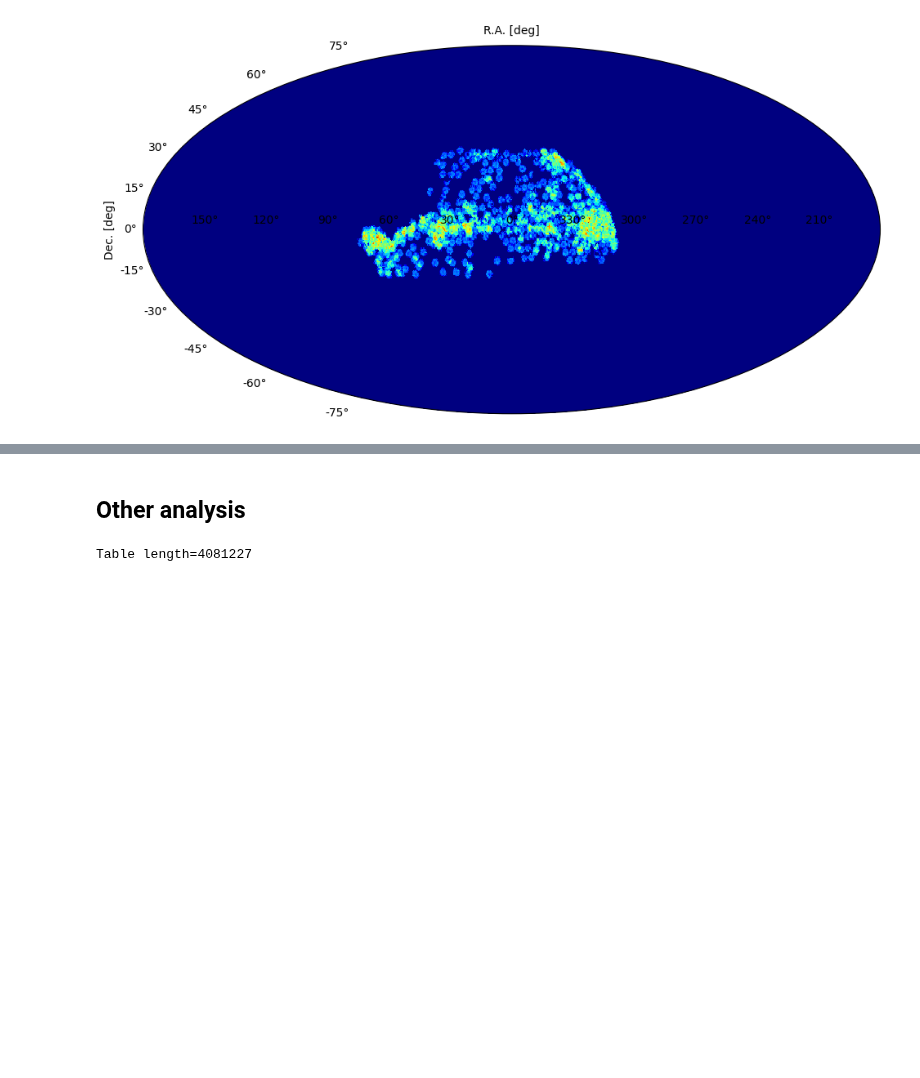
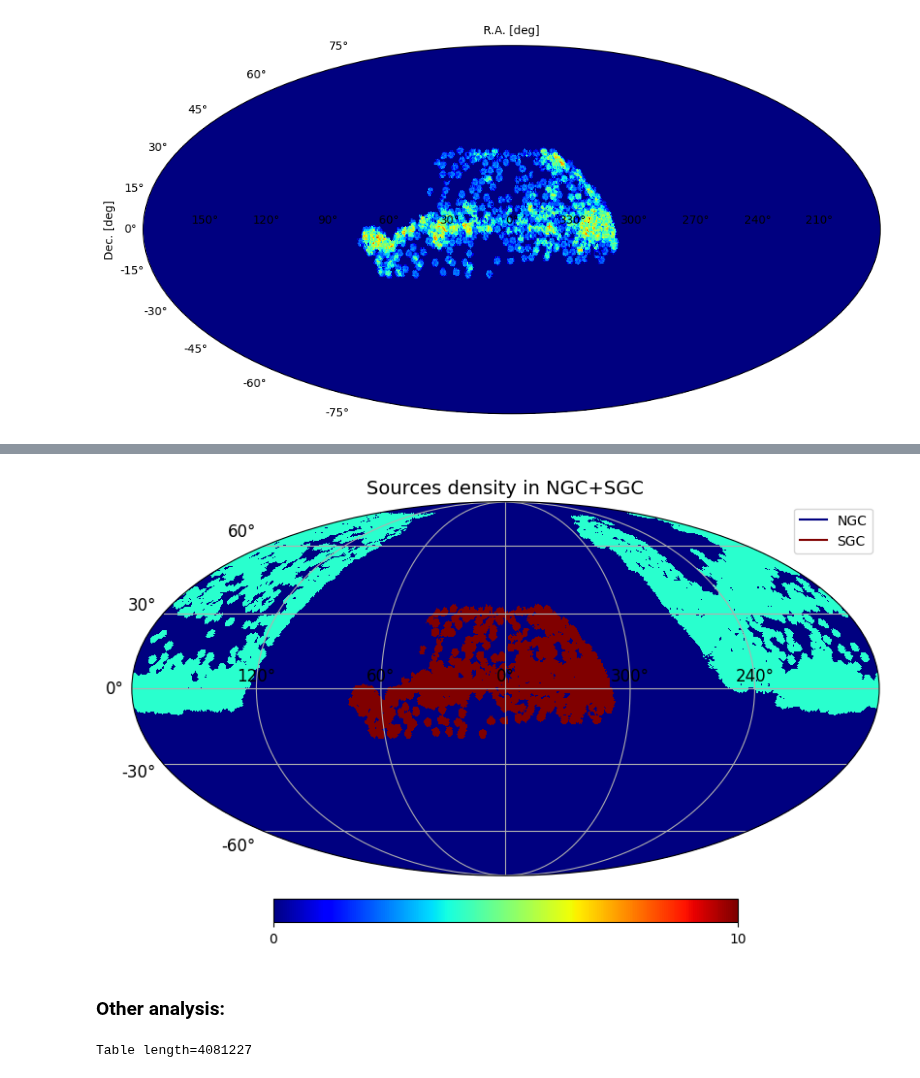
Before and after one commit to MarrybellMB/M2_Stage_Code, a Jupyter notebook: DESI Training.ipynb, the cells around one changed output, grey strips where cells are left out. Cells and saved outputs as stored; diff of their text form; code cells hidden in the pictures; blank space fills up the shorter version.

```diff
--- a/DESI Training.ipynb
+++ b/DESI Training.ipynb
@@ -284,5 +295,28 @@ plot_moll2(NSource_SGC/area_deg2, "SGC", rot=0, show_legend=False);
+# %%
+from matplotlib.lines import Line2D
+from matplotlib import cm
+import matplotlib.colors as mcolors
+
+label = ["NGC", "SGC"]
+color_map = cm.get_cmap("jet")
+values_map = [4, 10]
+legend_elements = [
+        Line2D([],[],
+            color= color_map((values_map[i] - np.min(values_map)) / (np.max(values_map) - np.min(values_map))),
+            label= label[i],
+            linestyle="-",
+        )
+        for i in range(len(values_map))
+    ]
+
+
+
+hp.projview(NSource_color, title="Sources density in NGC+SGC", nest=True, graticule=True, graticule_labels=True, projection_type="mollweide", cmap='jet')
+plt.legend(handles=legend_elements);
+# %% [output]
+[figure, added]
 # %% [markdown]
-## Other analysis
+### Other analysis:
 # %%
 #addinf pixel number by source:
 px_colname = "px_Nside{}".format(NSIDE)
```
Also changed, not shown: parts of 22 cells of this notebook, 1 other file.
